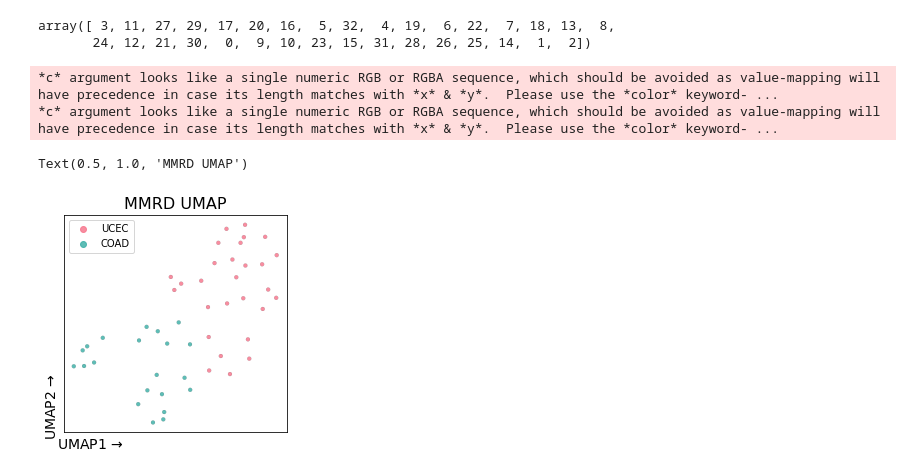
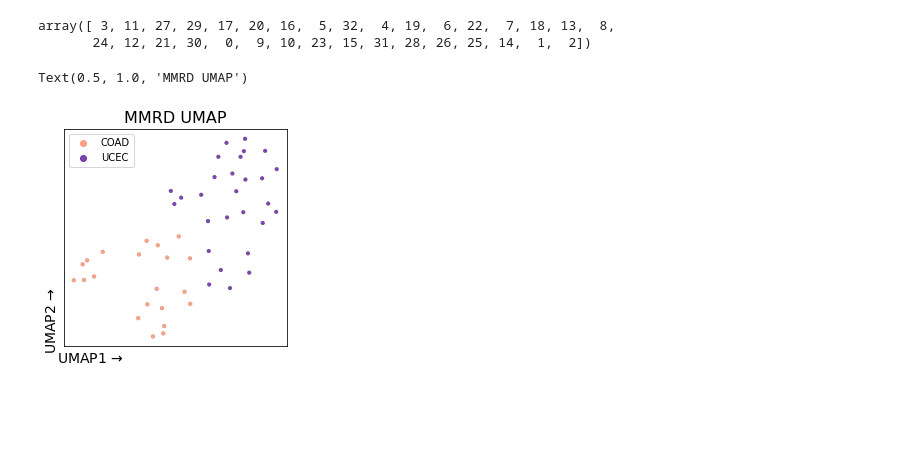
Before and after one commit to getzlab/CPTAC_PanCan_PTM_2023, a Jupyter notebook: Fig3/03_recluster_ddr_deficient.ipynb, the cells around one changed output. Cells and saved outputs as stored; diff of their text form; code cells hidden in the pictures; blank space fills up the shorter version.

Commit message:
update mmrd plots

```diff
--- a/Fig3/03_recluster_ddr_deficient.ipynb
+++ b/Fig3/03_recluster_ddr_deficient.ipynb
@@ -222,19 +222,18 @@ array([ 3, 11, 27, 29, 17, 20, 16,  5, 32,  4, 19,  6, 22,  7, 18, 13,  8,
 # %%
 # UMAP of COAD and UCEC Samples
 mmrd_umap_df = mmrd_cluster_h_df.copy().T
 fit = umap.UMAP(random_state=42)
 H_umap = fit.fit_transform(mmrd_umap_df)
 mmrd_umap_df['umap1'] = H_umap[:,0]
 mmrd_umap_df['umap2'] = H_umap[:,1]
 
 f, ax = plt.subplots(1, 1, figsize=(4,4))
 pl.plot_umap(mmrd_umap_df, dendro_df.loc[ucec_coad_mmrd_tumors_l, 'cohort'],
+             cdict={'COAD':'#ff8c69', 'UCEC':'#5a189a'},
              s=16, ax=ax)
 ax.set_xlabel(r"UMAP1 $\to$", fontsize=14)
 ax.set_ylabel(r"UMAP2 $\to$", fontsize=14)
 ax.set_title("MMRD UMAP", size=16)
 # %% [output]
-*c* argument looks like a single numeric RGB or RGBA sequence, which should be avoided as value-mapping will have precedence in case its length matches with *x* & *y*.  Please use the *color* keyword- ...
-*c* argument looks like a single numeric RGB or RGBA sequence, which should be avoided as value-mapping will have precedence in case its length matches with *x* & *y*.  Please use the *color* keyword- ...
+Text(0.5, 1.0, 'MMRD UMAP')
-Text(0.5, 1.0, 'MMRD UMAP')
-[figure, old version]
+[figure, new version]
```
